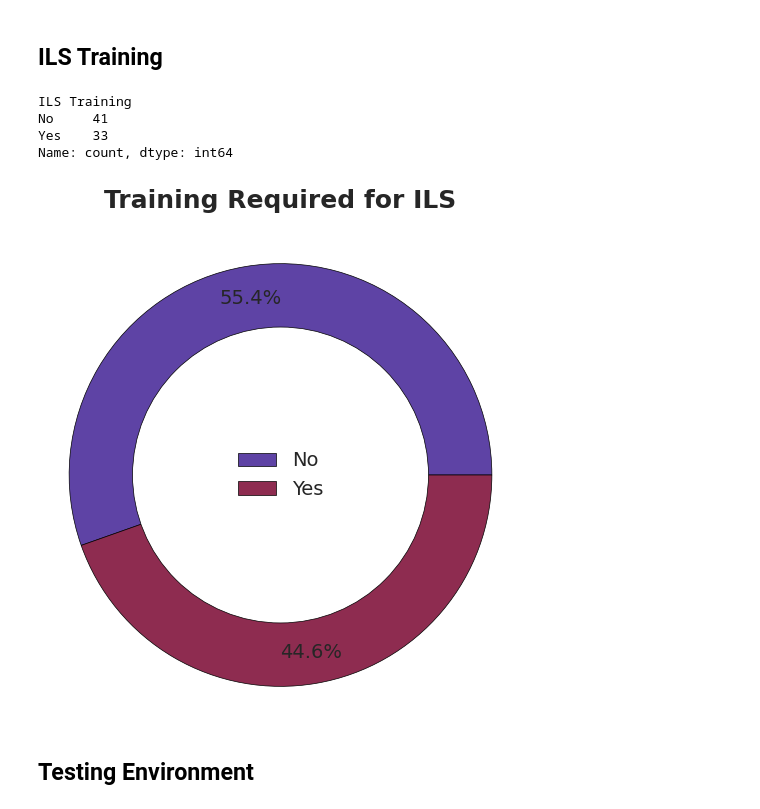
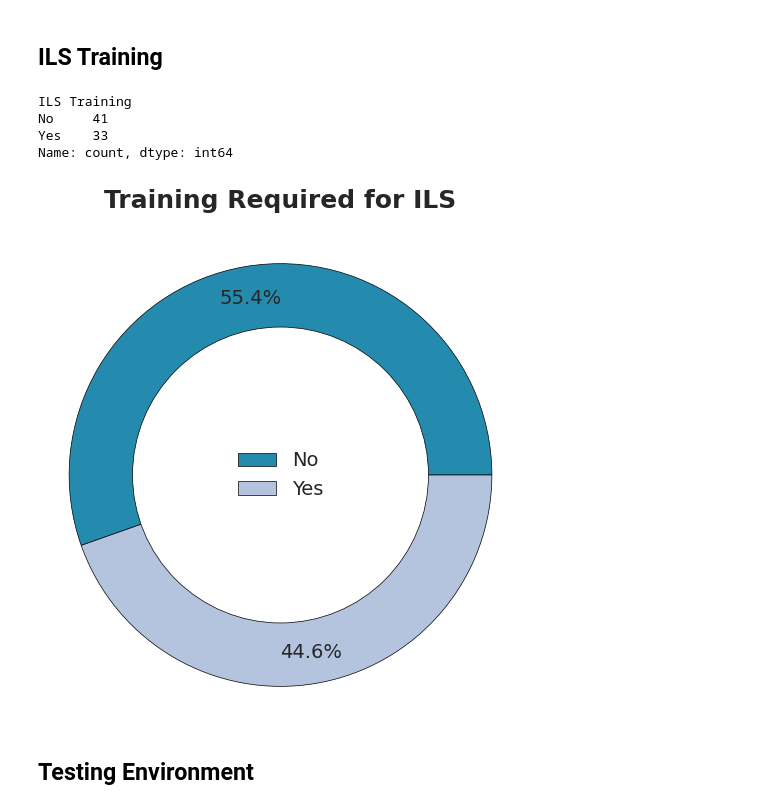
Before and after one commit to icezimmer/TEC_survey, a Jupyter notebook: TEC_survey_analysis.ipynb, the cells around one changed output. Drawn from its saved outputs; the diff is of its cells as text; code cells hidden in the pictures.

```diff
--- a/TEC_survey_analysis.ipynb
+++ b/TEC_survey_analysis.ipynb
@@ -207,7 +216,7 @@ wedges, texts, autotexts = plt.pie(
     autopct='%1.1f%%',  # Show percentage
     startangle=0,  # Rotate for better layout
     wedgeprops={'edgecolor': 'black', 'linewidth': 0.5},  # Internal borders for each slice
-    colors=sns.color_palette('twilight', len(dataset_counts)),  # Use Seaborn's pastel color palette
+    colors=sns.color_palette(palette, len(dataset_counts)),  # Use Seaborn's pastel color palette
     pctdistance=0.85  # Adjust percentage text position
 )
 
@@ -293,7 +300,7 @@ wedges, texts, autotexts = plt.pie(
     autopct='%1.1f%%',  # Show percentage
     startangle=190,  # Rotate for better layout
     wedgeprops={'edgecolor': 'black', 'linewidth': 0.5},  # Internal borders for each slice
-    colors=sns.color_palette('twilight', len(integration_counts)),  # Use Seaborn's pastel color palette
+    colors=sns.color_palette(palette, len(integration_counts)),  # Use Seaborn's pastel color palette
     pctdistance=0.8  # Adjust percentage text position
 )
 
@@ -381,7 +386,7 @@ wedges, texts, autotexts = plt.pie(
     autopct='%1.1f%%',  # Show percentage
     startangle=0,  # Rotate for better layout
     wedgeprops={'edgecolor': 'black', 'linewidth': 0.5},  # Internal borders for each slice
-    colors=sns.color_palette('twilight', len(infrastructure_counts)),  # Use Seaborn's pastel color palette
+    colors=sns.color_palette(palette, len(infrastructure_counts)),  # Use Seaborn's pastel color palette
     pctdistance=0.85  # Adjust percentage text position
 )
 
@@ -435,7 +440,7 @@ wedges, texts, autotexts = plt.pie(
     autopct='%1.1f%%',  # Show percentage
     startangle=0,  # Rotate for better layout
     wedgeprops={'edgecolor': 'black', 'linewidth': 0.5},  # Internal borders for each slice
-    colors=sns.color_palette('twilight', len(trl_counts)),  # Use Seaborn's pastel color palette
+    colors=sns.color_palette(palette, len(trl_counts)),  # Use Seaborn's pastel color palette
     pctdistance=0.85  # Adjust percentage text position
 )
 
@@ -574,7 +578,7 @@ wedges, texts, autotexts = plt.pie(
     autopct='%1.1f%%',  # Show percentage
     startangle=0,  # Rotate for better layout
     wedgeprops={'edgecolor': 'black', 'linewidth': 0.5},  # Internal borders for each slice
-    colors=sns.color_palette('twilight', len(ils_training_counts)),  # Use Seaborn's pastel color palette
+    colors=sns.color_palette(palette, len(ils_training_counts)),  # Use Seaborn's pastel color palette
     pctdistance=0.85  # Adjust percentage text position
 )
 
@@ -584,34 +588,34 @@ plt.gca().add_artist(centre_circle)
 
 # Apply the same title format as before
 plt.title("Training Required for ILS\n", fontsize=18, fontweight='bold')
 
 # Set font size for labels (category names)
 for text in texts:
     text.set_fontsize(16)  # Adjust category label font size
 
 # Set font size for percentages inside the slices
 for autotext in autotexts:
     autotext.set_fontsize(14)  # Adjust percentage font size
 
 # Ensure the chart remains circular
 plt.axis('equal')
 
 # Add Legend
 plt.legend(labels=ils_training_counts.index, loc='center', fontsize=14, frameon=False)
 
 # Save the figure
 plt.savefig('plots/ils_training_pie.pdf', bbox_inches='tight', dpi=300)
 
 print(ils_training_counts)
 
 # Show the plot
 plt.show()
 # %% [output]
 ILS Training
 No     41
 Yes    33
 Name: count, dtype: int64
-[figure, old version]
+[figure, new version]
 # %% [markdown]
 ## Testing Environment
 # %%
```
Also changed, not shown: parts of 24 cells of this notebook, 22 other files.
